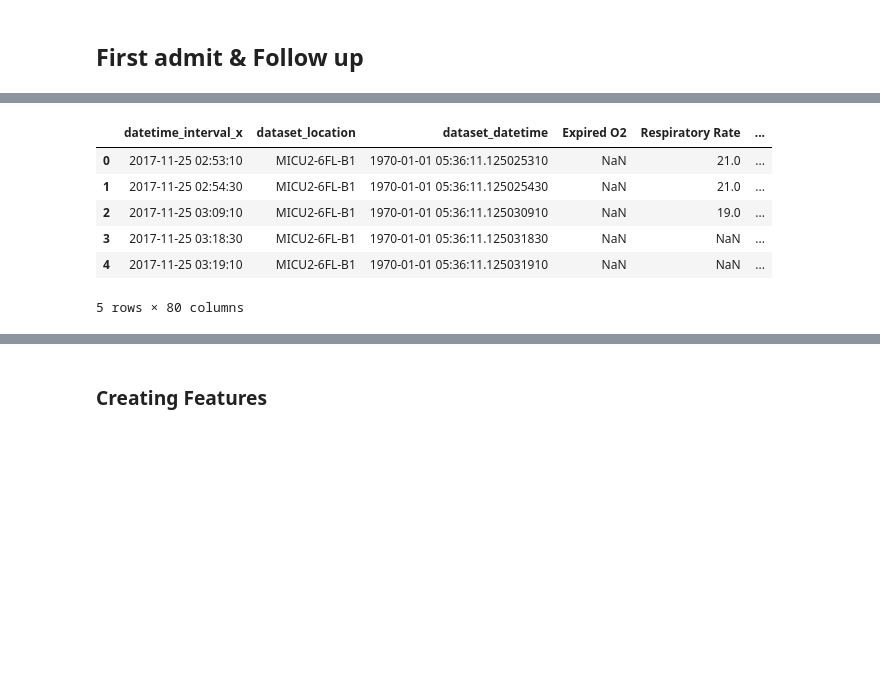
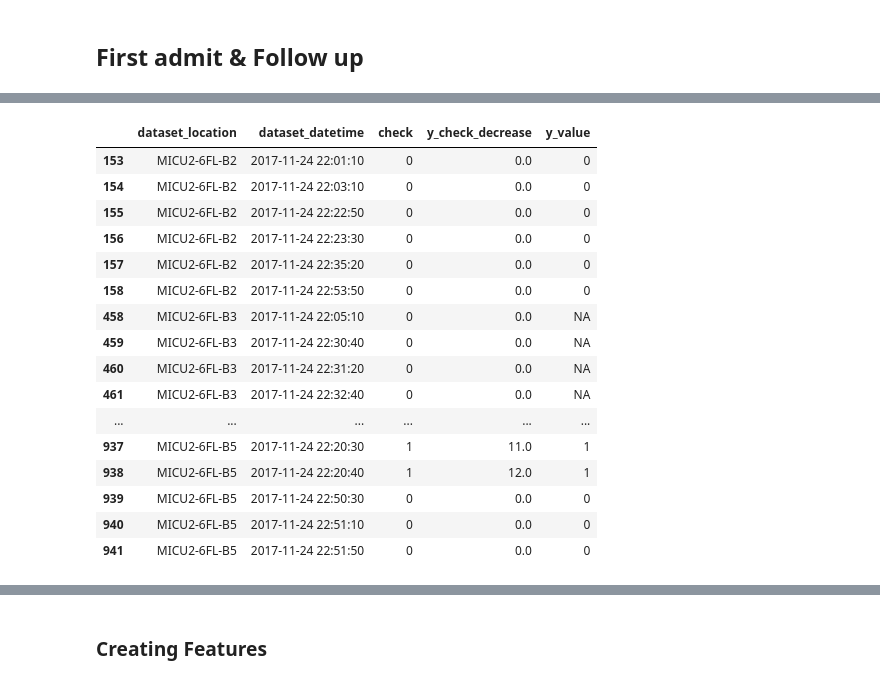
Before and after one commit to fooljames/ml-med, a Jupyter notebook: Untitled2.ipynb, the cells around one changed output, grey strips where cells are left out. Drawn from its saved outputs; the diff is of its cells as text; code cells hidden in the pictures; blank space fills up the shorter version.

```diff
--- a/Untitled2.ipynb
+++ b/Untitled2.ipynb
@@ -99,12 +75,8 @@ FileNotFoundError: [Errno 2] No such file or directory: 'D:/03 Project/01 KKU ML
-# %%
-def check_y(df, t = '180s', n_decrease_lower_bound = 6, delta_change = -0.1):
-
-    df.sort_values(by = ['dataset_location','dataset_datetime'], inplace = True)
 # %%
-def check_y(df, t = '180s', n_decrease_lower_bound = 6, delta_change = -0.1):
+def check_y(df, t = '180s', n_decrease_lower_bound = 6, delta_change = -1.0):
     df.sort_values(by = ['dataset_location','dataset_datetime'], inplace = True)
     df.index = df['dataset_datetime']
-    df['check'] = np.where(df['SpO2_percent_change'] <= delta_change, 1, 0)
+    df['check'] = np.where(df['SpO2_change'] <= delta_change, 1, 0)
     f = lambda x: x.rolling(t).sum()
     df['y_check_decrease'] = df.groupby('dataset_location')['check'].apply(f)
 
@@ -113,18 +85,8 @@ def check_y(df, t = '180s', n_decrease_lower_bound = 6, delta_change = -0.1):
     #df['is_setting_changed'] = df[setting_cols].rolling('3600s', center = True).std().max().max() > 0
     df['y_value'] = np.where(df['SpO2'].isnull() == True, 'NA', 0)
     df['y_value'] = np.where((df['check'] == 1) & (df['y_check_decrease'] >= n_decrease_lower_bound) , 1, df['y_value']) #& (df['is_setting_changed'])
-    del df['check']
+#     del df['check']
     df.index = range(len(df))
     return df
 
 df = check_y(df)
-# %%
-df.head(5)
-# %% [output]
-|  | datetime_interval_x | dataset_location | dataset_datetime | Expired O2 | Respiratory Rate | ... |
-| 0 | 2017-11-25 02:53:10 | MICU2-6FL-B1 | 1970-01-01 05:36:11.125025310 | NaN | 21.0 | ... |
-| 1 | 2017-11-25 02:54:30 | MICU2-6FL-B1 | 1970-01-01 05:36:11.125025430 | NaN | 21.0 | ... |
-| 2 | 2017-11-25 03:09:10 | MICU2-6FL-B1 | 1970-01-01 05:36:11.125030910 | NaN | 19.0 | ... |
-| 3 | 2017-11-25 03:18:30 | MICU2-6FL-B1 | 1970-01-01 05:36:11.125031830 | NaN | NaN | ... |
-| 4 | 2017-11-25 03:19:10 | MICU2-6FL-B1 | 1970-01-01 05:36:11.125031910 | NaN | NaN | ... |
-5 rows × 80 columns
@@ -131,3 +111,24 @@ df.head(5)
+# %%
+df.groupby(['dataset_location']).size()
+df[(df['dataset_datetime'].dt.hour == 22) & (df['dataset_datetime'].dt.day == 24)][['dataset_location', 'dataset_datetime', 'check', 'y_check_decrease', 'y_value']].head(40)
+# %% [output]
+|  | dataset_location | dataset_datetime | check | y_check_decrease | y_value |
+| 153 | MICU2-6FL-B2 | 2017-11-24 22:01:10 | 0 | 0.0 | 0 |
+| 154 | MICU2-6FL-B2 | 2017-11-24 22:03:10 | 0 | 0.0 | 0 |
+| 155 | MICU2-6FL-B2 | 2017-11-24 22:22:50 | 0 | 0.0 | 0 |
+| 156 | MICU2-6FL-B2 | 2017-11-24 22:23:30 | 0 | 0.0 | 0 |
+| 157 | MICU2-6FL-B2 | 2017-11-24 22:35:20 | 0 | 0.0 | 0 |
+| 158 | MICU2-6FL-B2 | 2017-11-24 22:53:50 | 0 | 0.0 | 0 |
+| 458 | MICU2-6FL-B3 | 2017-11-24 22:05:10 | 0 | 0.0 | NA |
+| 459 | MICU2-6FL-B3 | 2017-11-24 22:30:40 | 0 | 0.0 | NA |
+| 460 | MICU2-6FL-B3 | 2017-11-24 22:31:20 | 0 | 0.0 | NA |
+| 461 | MICU2-6FL-B3 | 2017-11-24 22:32:40 | 0 | 0.0 | NA |
+| ... | ... | ... | ... | ... | ... |
+| 937 | MICU2-6FL-B5 | 2017-11-24 22:20:30 | 1 | 11.0 | 1 |
+| 938 | MICU2-6FL-B5 | 2017-11-24 22:20:40 | 1 | 12.0 | 1 |
+| 939 | MICU2-6FL-B5 | 2017-11-24 22:50:30 | 0 | 0.0 | 0 |
+| 940 | MICU2-6FL-B5 | 2017-11-24 22:51:10 | 0 | 0.0 | 0 |
+| 941 | MICU2-6FL-B5 | 2017-11-24 22:51:50 | 0 | 0.0 | 0 |
 # %%
 df.groupby(['y_value']).size()
 # %% [output]
```
Also changed, not shown: parts of 15 cells of this notebook.
